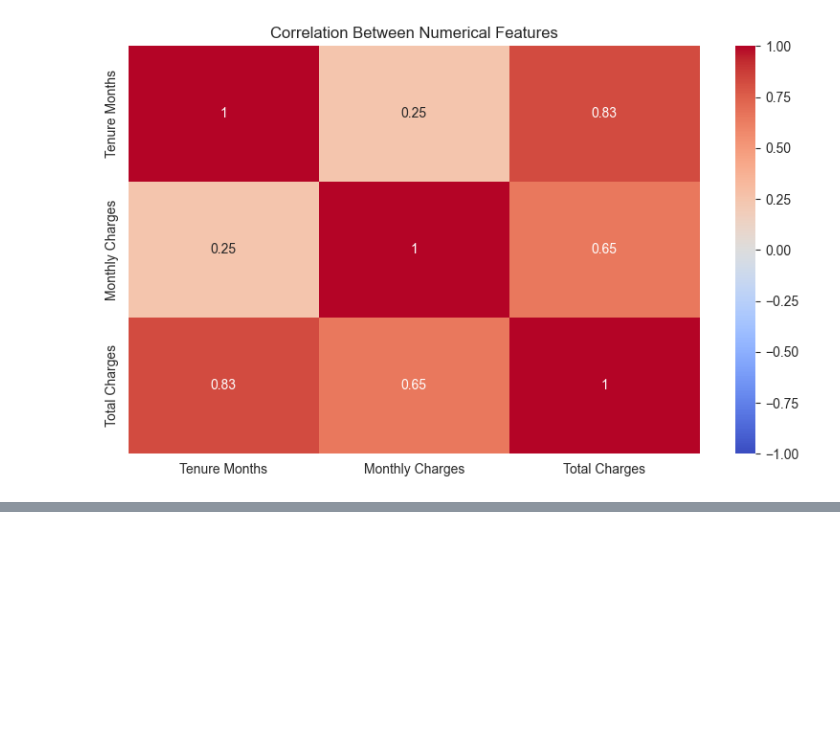
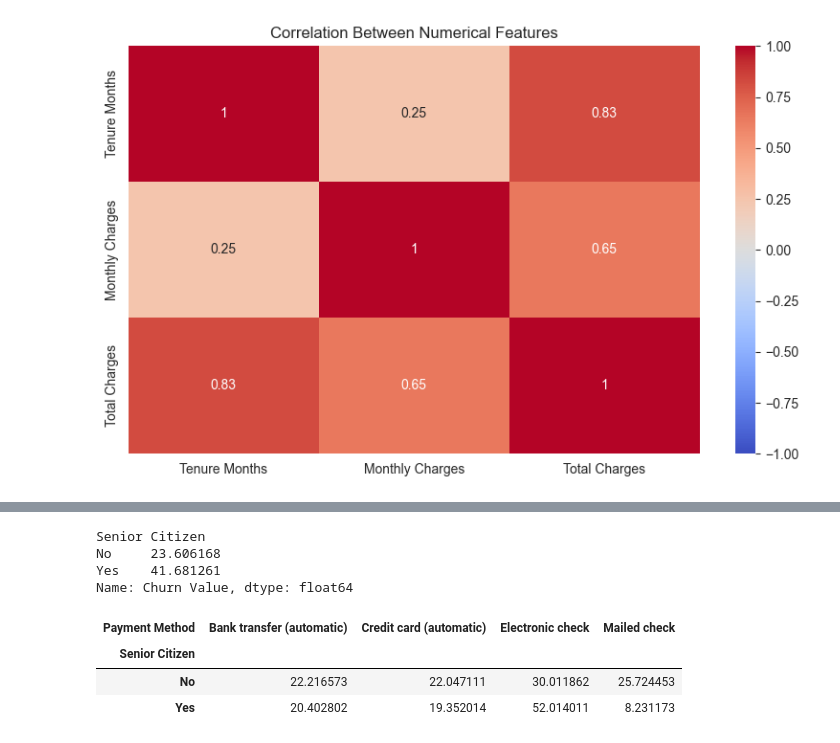
Before and after one commit to ST10294145/Customer-Churn-Data-Analysis, a Jupyter notebook: churn_data.ipynb, the cells around one changed output, grey strips where cells are left out. Drawn from its saved outputs; the diff is of its cells as text; code cells hidden in the pictures; blank space fills up the shorter version.

```diff
--- a/churn_data.ipynb
+++ b/churn_data.ipynb
@@ -218,0 +279,14 @@ plt.show()
+# %%
+print(df.groupby("Senior Citizen")["Churn Value"].mean() * 100)
+# %% [output]
+Senior Citizen
+No     23.606168
+Yes    41.681261
+Name: Churn Value, dtype: float64
+# %%
+pd.crosstab(df["Senior Citizen"], df["Payment Method"], normalize='index') * 100
+# %% [output]
+| Payment Method | Bank transfer (automatic) | Credit card (automatic) | Electronic check | Mailed check |
+| Senior Citizen |  |  |  |  |
+| No | 22.216573 | 22.047111 | 30.011862 | 25.724453 |
+| Yes | 20.402802 | 19.352014 | 52.014011 | 8.231173 |
```
Also changed, not shown: parts of 15 cells of this notebook, 2 other files.
